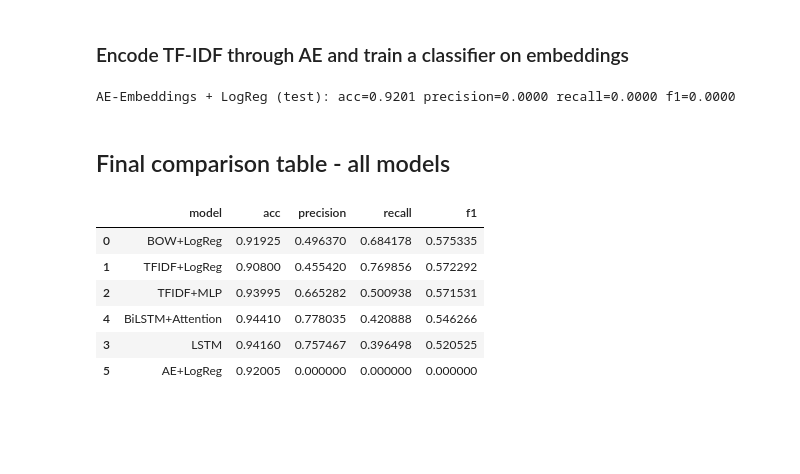
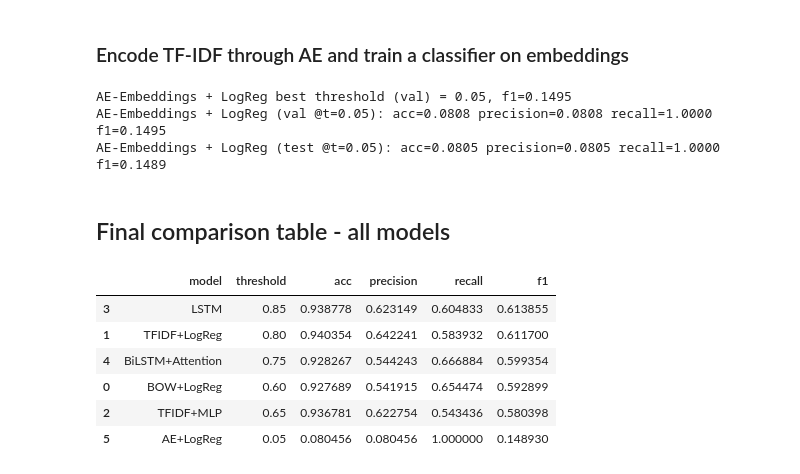
Before and after one commit to VinskiStjepan/AdvancedML, a Jupyter notebook: Jigsaw_TFIDF_LSTM_BiLSTM_MSE_Stjepan_Vinski.ipynb, the cells around one changed output. Saved outputs shown, nothing was run; the diff lists cells and outputs as text; code cells hidden in the pictures; blank space fills up the shorter version.

```diff
--- a/Jigsaw_TFIDF_LSTM_BiLSTM_MSE_Stjepan_Vinski.ipynb
+++ b/Jigsaw_TFIDF_LSTM_BiLSTM_MSE_Stjepan_Vinski.ipynb
@@ -517,7 +941,9 @@ seq_train = SeqDataset(X_train_p, y_train, stoi, cfg.seq_max_len)
 seq_val   = SeqDataset(X_val_p, y_val, stoi, cfg.seq_max_len)
 seq_test  = SeqDataset(X_test_p, y_test, stoi, cfg.seq_max_len)
 
-seq_train_loader = DataLoader(seq_train, batch_size=cfg.batch_size, shuffle=True, collate_fn=collate_fn)
+seq_sampler = WeightedRandomSampler(train_sample_weights, num_samples=len(train_sample_weights), replacement=True)
+
+seq_train_loader = DataLoader(seq_train, batch_size=cfg.batch_size, sampler=seq_sampler, collate_fn=collate_fn)
 seq_val_loader   = DataLoader(seq_val, batch_size=cfg.batch_size, shuffle=False, collate_fn=collate_fn)
 seq_test_loader  = DataLoader(seq_test, batch_size=cfg.batch_size, shuffle=False, collate_fn=collate_fn)
 # %% [markdown]
@@ -677,10 +1238,19 @@ class BiLSTMAttention(nn.Module):
 # %% [markdown]
 ### Train attention model
 # %%
+cfg.lr = best_seq_params["lr"]
+cfg.emb_dim = best_seq_params["emb_dim"]
+cfg.lstm_hidden = best_seq_params["hidden"]
+cfg.dropout = best_seq_params["dropout"]
+
 attn_model = BiLSTMAttention(vocab_size=len(stoi), emb_dim=cfg.emb_dim, hidden=cfg.lstm_hidden,
                             layers=cfg.lstm_layers, dropout=cfg.dropout)
 attn_model = fit_seq(attn_model, seq_train_loader, seq_val_loader, epochs=cfg.epochs)
 
-yt, pt, ypred = eval_seq(attn_model, seq_test_loader)
-metrics_attn_test = eval_binary(yt, ypred, "BiLSTM+Attention (test)", show_report=True)
+yv, pv, _ = eval_seq(attn_model, seq_val_loader)
+yt, pt, _ = eval_seq(attn_model, seq_test_loader)
+
+attn_t, _, metrics_attn_test = eval_with_threshold(
+    "BiLSTM+Attention", yv, pv, yt, pt, show_report=True
+)
 # %% [output]
@@ -799,30 +1368,36 @@ Zte, Yte = encode_dataset(ae, ae_test_loader)
 clf = LogisticRegression(max_iter=300, class_weight="balanced")
 clf.fit(Ztr, Ytr)
 
-pred = clf.predict(Zte)
-metrics_ae_test = eval_binary(Yte, pred, "AE-Embeddings + LogReg (test)")
+val_prob = clf.predict_proba(Zva)[:, 1]
+test_prob = clf.predict_proba(Zte)[:, 1]
+
+ae_t, _, metrics_ae_test = eval_with_threshold(
+    "AE-Embeddings + LogReg", Yva, val_prob, Yte, test_prob
+)
 # %% [output]
-AE-Embeddings + LogReg (test): acc=0.9201 precision=0.0000 recall=0.0000 f1=0.0000
+AE-Embeddings + LogReg best threshold (val) = 0.05, f1=0.1495
+AE-Embeddings + LogReg (val @t=0.05): acc=0.0808 precision=0.0808 recall=1.0000 f1=0.1495
+AE-Embeddings + LogReg (test @t=0.05): acc=0.0805 precision=0.0805 recall=1.0000 f1=0.1489
 # %% [markdown]
 ## Final comparison table - all models
 # %%
 rows = []
-def add(name, metrics):
-    rows.append({"model": name, **metrics})
+def add(name, metrics, threshold):
+    rows.append({"model": name, "threshold": threshold, **metrics})
 
-add("BOW+LogReg", metrics_bow_test)
-add("TFIDF+LogReg", metrics_logreg_test)
-add("TFIDF+MLP", metrics_mlp_test)
-add("LSTM", metrics_lstm_test)
-add("BiLSTM+Attention", metrics_attn_test)
-add("AE+LogReg", metrics_ae_test)
+add("BOW+LogReg", metrics_bow_test, bow_t)
+add("TFIDF+LogReg", metrics_logreg_test, tfidf_t)
+add("TFIDF+MLP", metrics_mlp_test, mlp_t)
+add("LSTM", metrics_lstm_test, lstm_t)
+add("BiLSTM+Attention", metrics_attn_test, attn_t)
+add("AE+LogReg", metrics_ae_test, ae_t)
 
 pd.DataFrame(rows).sort_values("f1", ascending=False)
 # %% [output]
-|  | model | acc | precision | recall | f1 |
-| 0 | BOW+LogReg | 0.91925 | 0.496370 | 0.684178 | 0.575335 |
-| 1 | TFIDF+LogReg | 0.90800 | 0.455420 | 0.769856 | 0.572292 |
-| 2 | TFIDF+MLP | 0.93995 | 0.665282 | 0.500938 | 0.571531 |
-| 4 | BiLSTM+Attention | 0.94410 | 0.778035 | 0.420888 | 0.546266 |
-| 3 | LSTM | 0.94160 | 0.757467 | 0.396498 | 0.520525 |
-| 5 | AE+LogReg | 0.92005 | 0.000000 | 0.000000 | 0.000000 |
+|  | model | threshold | acc | precision | recall | f1 |
+| 3 | LSTM | 0.85 | 0.938778 | 0.623149 | 0.604833 | 0.613855 |
+| 1 | TFIDF+LogReg | 0.80 | 0.940354 | 0.642241 | 0.583932 | 0.611700 |
+| 4 | BiLSTM+Attention | 0.75 | 0.928267 | 0.544243 | 0.666884 | 0.599354 |
+| 0 | BOW+LogReg | 0.60 | 0.927689 | 0.541915 | 0.654474 | 0.592899 |
+| 2 | TFIDF+MLP | 0.65 | 0.936781 | 0.622754 | 0.543436 | 0.580398 |
+| 5 | AE+LogReg | 0.05 | 0.080456 | 0.080456 | 1.000000 | 0.148930 |
```
Also changed, not shown: parts of 24 cells of this notebook, 4 other files.
